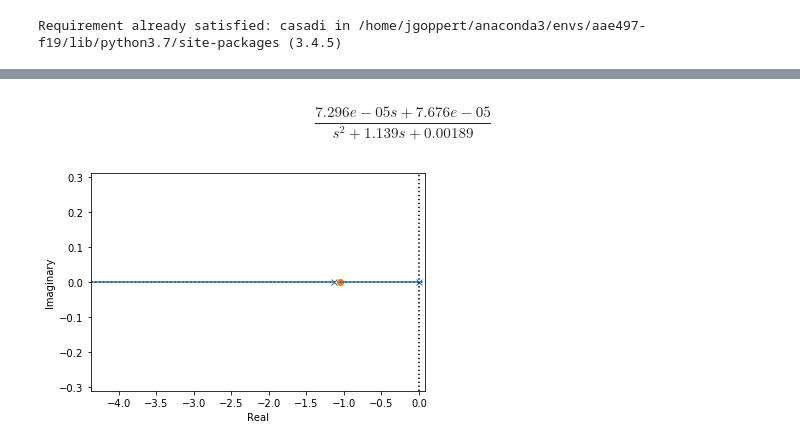
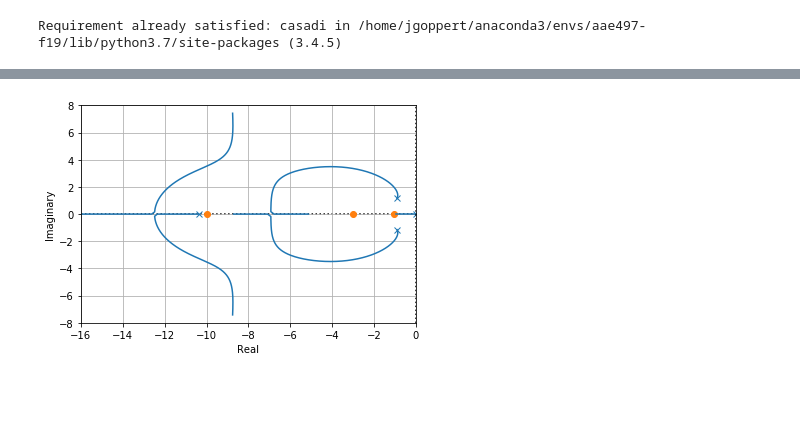
Before and after one commit to jgoppert/aae497-f19, a Jupyter notebook: python/lectures/2-F16-Intro.ipynb, the cells around one changed output, grey strips where cells are left out. Saved outputs shown, nothing was run; the diff lists cells and outputs as text; code cells hidden in the pictures; blank space fills up the shorter version.

```diff
--- a/python/lectures/2-F16-Intro.ipynb
+++ b/python/lectures/2-F16-Intro.ipynb
@@ -82,9 +55,28 @@ D = [[0.]]
-# %%
-G1 = control.ss2tf(sub_ss)
-G1
-# %% [output]
-$$\frac{7.296e-05 s + 7.676e-05}{s^2 + 1.139 s + 0.00189}$$
-# %%
-control.rlocus(G1);
-# %% [output]
-[figure, removed]
+# %%
+ss = f16.linearize(x0, u0, p)
+s = control.tf([1, 0], [0, 1])
+G = 180/np.pi*ss.sub_system(x=['alpha', 'Q'],
+                  u=['elv_deg'], y=['alpha', 'Q']).to_control()
+
+# represents elevator motor
+sysa = -20.2/(s + 20.2) # actuator and sign change
+
+Kalpha = 0.2 # inner aoa gain
+sys1 = G*sysa # output is on left, input on right, so plant*actuator
+sysf = control.ss(-10, [10, 0], [[1], [0]], [[0, 0], [0, 1]])  # aoa low-pass filter
+sys2 = sysf*sys1
+
+# closed inner loop
+sys3 = control.ss(sys2.A - sys2.B*[Kalpha, 0]*sys2.C, sys2.B, sys2.C, sys2.D)
+sysi = (s+3)/s # PI controller
+sys4 = sys3*sysi
+
+Kq = 0.5
+# closed outer loop
+sys = control.feedback(Kq*sys4[1, :], 1)
+# %%
+control.rlocus(sys4[1, 0], kvect=np.linspace(0, 0.9, 1000));
+plt.axis([-16, 0, -8 ,8])
+plt.grid()
+# %% [output]
+[figure, added]
```
Also changed, not shown: parts of 17 cells of this notebook.
